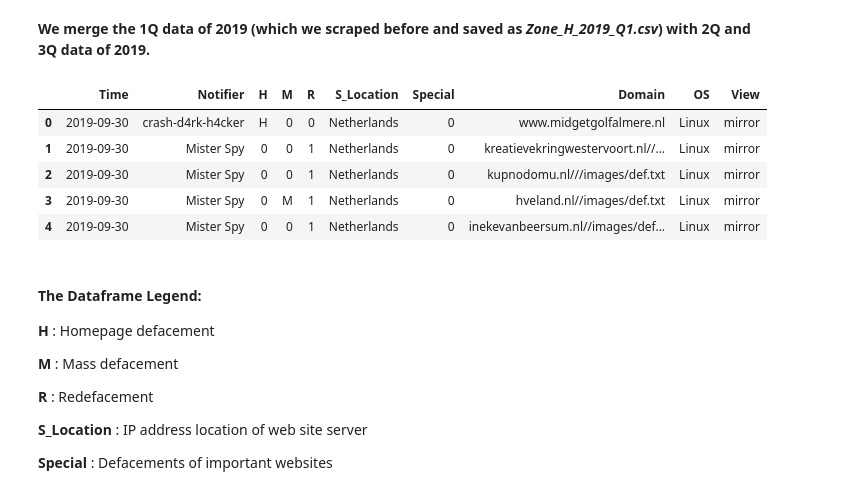
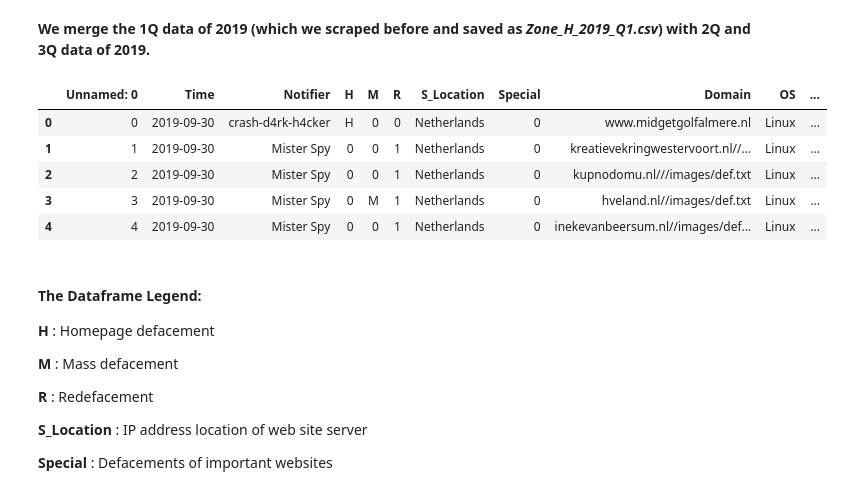
Before and after one commit to msklc/Analyzes-of-Hacked-Netherlands-Websites-2019-BeautifulSoup-Pandas-Matplotlib, a Jupyter notebook: Hacked_NL_WebSites_3Q_2019.ipynb, the cells around one changed output. Cells and saved outputs as stored; diff of their text form; code cells hidden in the pictures.

```diff
--- a/Hacked_NL_WebSites_3Q_2019.ipynb
+++ b/Hacked_NL_WebSites_3Q_2019.ipynb
@@ -16,15 +16,13 @@ import calendar
 df=pd.DataFrame()
 start_date = pd.to_datetime('2019/04/01')
 print('Scrape is starting...')
-cookie = {'PHPSESSID': 'sclbuaeq74okoln5t7437ngms5','ZHE':'9761f39e14f84791346a2ae3398c1db3'}
+cookie = {'PHPSESSID': 'XXXX','ZHE':'YYY'}
 page_no=1
 today_date=pd.to_datetime('today')
 finish_date=pd.to_datetime('2019/09/30')
 
 while today_date>start_date and page_no<=50: #because zone-h.org listed only 50 pages
-#while page_no<3:
     url='http://www.zone-h.org/archive/filter=1/domain=.nl/fulltext=1/page={}'.format(page_no)
-    print(url)
     response = requests.post(url, cookies=cookie)
     data = response.text
     soup = BeautifulSoup(data,'lxml')
@@ -90,17 +88,17 @@ df.head()
 __We merge the 1Q data of 2019 (which we scraped before and saved as *Zone_H_2019_Q1.csv*) with 2Q and 3Q data of 2019.__
 # %%
 df_q1=pd.read_csv('Zone_H_2019_Q1.csv')
-df_q1['Time'] = pd.to_datetime(df_q1['Time'], format='%m/%d/%Y') #Arrange the Time column
+df_q1['Time'] = pd.to_datetime(df_q1['Time'], format='%Y/%m/%d') #Arrange the Time column
 df=pd.concat([df,df_q1])
 df.to_csv('Zone_H_2019_Q3.csv') #Save the first 3Q data for using in the future :)
 df.head()
 # %% [output]
-|  | Time | Notifier | H | M | R | S_Location | Special | Domain | OS | View |
-| 0 | 2019-09-30 | crash-d4rk-h4cker | H | 0 | 0 | Netherlands | 0 | www.midgetgolfalmere.nl | Linux | mirror |
-| 1 | 2019-09-30 | Mister Spy | 0 | 0 | 1 | Netherlands | 0 | kreatievekringwestervoort.nl//... | Linux | mirror |
-| 2 | 2019-09-30 | Mister Spy | 0 | 0 | 1 | Netherlands | 0 | kupnodomu.nl///images/def.txt | Linux | mirror |
-| 3 | 2019-09-30 | Mister Spy | 0 | M | 1 | Netherlands | 0 | hveland.nl//images/def.txt | Linux | mirror |
-| 4 | 2019-09-30 | Mister Spy | 0 | 0 | 1 | Netherlands | 0 | inekevanbeersum.nl//images/def... | Linux | mirror |
+|  | Unnamed: 0 | Time | Notifier | H | M | R | S_Location | Special | Domain | OS | ... |
+| 0 | 0 | 2019-09-30 | crash-d4rk-h4cker | H | 0 | 0 | Netherlands | 0 | www.midgetgolfalmere.nl | Linux | ... |
+| 1 | 1 | 2019-09-30 | Mister Spy | 0 | 0 | 1 | Netherlands | 0 | kreatievekringwestervoort.nl//... | Linux | ... |
+| 2 | 2 | 2019-09-30 | Mister Spy | 0 | 0 | 1 | Netherlands | 0 | kupnodomu.nl///images/def.txt | Linux | ... |
+| 3 | 3 | 2019-09-30 | Mister Spy | 0 | M | 1 | Netherlands | 0 | hveland.nl//images/def.txt | Linux | ... |
+| 4 | 4 | 2019-09-30 | Mister Spy | 0 | 0 | 1 | Netherlands | 0 | inekevanbeersum.nl//images/def... | Linux | ... |
 # %% [markdown]
 #### The Dataframe Legend:
 **H** : Homepage defacement
```
Also changed, not shown: parts of 3 cells of this notebook.
